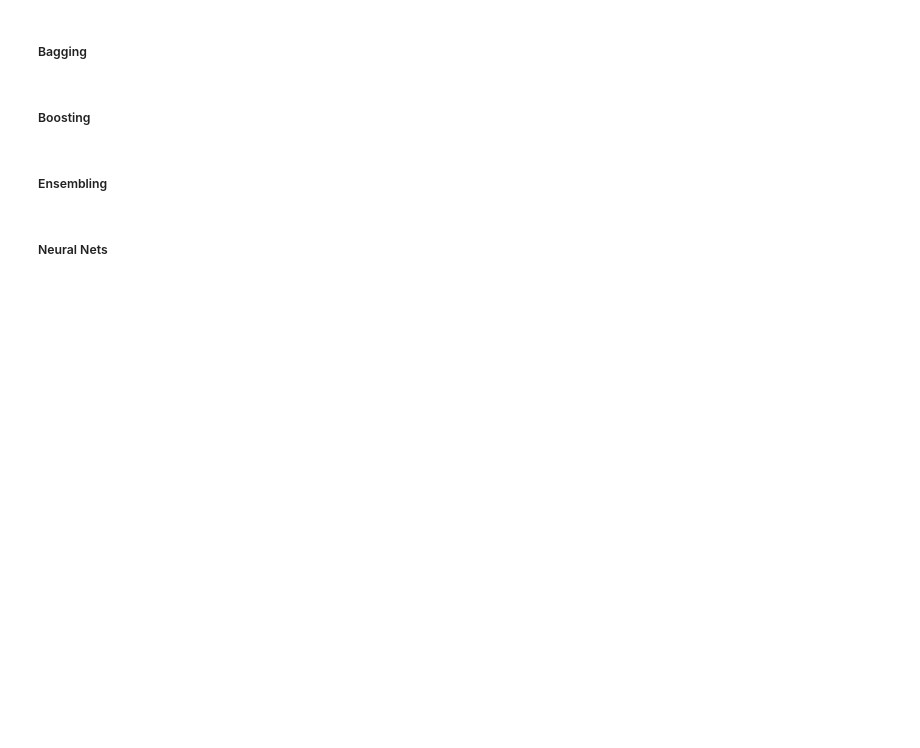
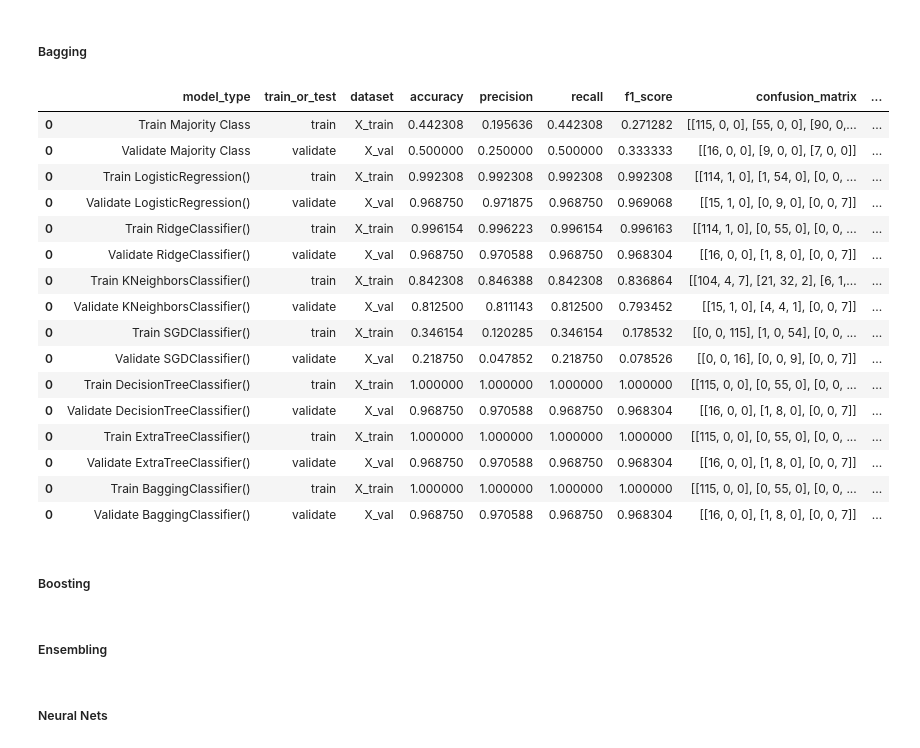
Before and after one commit to emekdahl/machine_learning_template, a Jupyter notebook: machine_learning_template.ipynb, the cells around one changed output. Saved outputs shown, nothing was run; the diff lists cells and outputs as text; code cells hidden in the pictures; blank space fills up the shorter version.

Commit message:
reorg classification and regression

```diff
--- a/machine_learning_template.ipynb
+++ b/machine_learning_template.ipynb
@@ -597,9 +603,9 @@ class BasicModelsWithDefaults:
       y_pred_train = model.predict(self._data['X_train'])
       y_pred_val = model.predict(self._data['X_val'])
       # (y_true, y_pred, train_or_test, experiment_type, model_description, dataset, model_tracker)
-      model_tracker = perf_eval.report_performance(self._data['y_train'], y_pred_train, 'train', self._experiment_type, f'Train {model}', 'X_train' , model_tracker)
-      model_tracker = perf_eval.report_performance(self._data['y_val'], y_pred_val, 'validate', self._experiment_type, f'Validate {model}', 'X_val' , model_tracker)
-    return model_tracker
+      self._model_tracker = perf_eval.report_performance(self._data['y_train'], y_pred_train, 'train', self._experiment_type, f'Train {model}', 'X_train' , self._model_tracker)
+      self._model_tracker = perf_eval.report_performance(self._data['y_val'], y_pred_val, 'validate', self._experiment_type, f'Validate {model}', 'X_val' , self._model_tracker)
+    return self._model_tracker
 # %%
 class Ensemble:
   """
@@ -638,0 +677,3 @@ Predict central tendency or most common class as a baseline for comparison.
+# %%
+model_tracker = perf_eval.create_tracker()
+model_tracker
@@ -642,0 +690,9 @@ Predict central tendency or most common class as a baseline for comparison.
+# %%
+y_train_baseline = np.full(y_train.size, 'Adelie')
+y_val_baseline = np.full(y_val.size, 'Adelie')
+y_test_baseline = np.full(y_test.size, 'Adelie')
+
+# (self, y_true, y_pred, train_or_test, experiment_type, model_description, dataset, model_tracker)
+model_tracker = perf_eval.report_performance(y_train, y_train_baseline, 'train', 'classification', 'Train Majority Class', 'X_train', model_tracker)
+model_tracker = perf_eval.report_performance(y_val, y_val_baseline, 'validate', 'classification', 'Validate Majority Class', 'X_val', model_tracker)
+model_tracker
@@ -643,2 +703,8 @@ Predict central tendency or most common class as a baseline for comparison.
 # %% [markdown]
 ##### Default Parameters
+# %%
+clf_models = [LogisticRegression(), RidgeClassifier(), KNeighborsClassifier(), SGDClassifier(), DecisionTreeClassifier(), ExtraTreeClassifier()]
+clf_models_with_defaults = BasicModelsWithDefaults(clf_models, experiment_data, model_tracker, 'classification')
+clf_models_with_defaults.fit()
+model_tracker = clf_models_with_defaults.predict()
+model_tracker
@@ -645,4 +734,28 @@ Predict central tendency or most common class as a baseline for comparison.
 # %% [markdown]
 ##### Bagging
+# %%
+clf_bagging_models = [RandomForestClassifier(), BaggingClassifier(base_estimator=KNeighborsClassifier()), BaggingClassifier(base_estimator=SVC()), BaggingClassifier(base_estimator=DecisionTreeClassifier()), BaggingClassifier(base_estimator=ExtraTreeClassifier())]
+clf_bagging_models_with_defaults = BasicModelsWithDefaults(clf_bagging_models, experiment_data, model_tracker, 'classification')
+clf_bagging_models_with_defaults.fit()
+model_tracker = clf_bagging_models_with_defaults.predict()
+model_tracker
+# %% [output]
+|  | model_type | train_or_test | dataset | accuracy | precision | recall | f1_score | confusion_matrix | ... |
+| 0 | Train Majority Class | train | X_train | 0.442308 | 0.195636 | 0.442308 | 0.271282 | [[115, 0, 0], [55, 0, 0], [90, 0,... | ... |
+| 0 | Validate Majority Class | validate | X_val | 0.500000 | 0.250000 | 0.500000 | 0.333333 | [[16, 0, 0], [9, 0, 0], [7, 0, 0]] | ... |
+| 0 | Train LogisticRegression() | train | X_train | 0.992308 | 0.992308 | 0.992308 | 0.992308 | [[114, 1, 0], [1, 54, 0], [0, 0, ... | ... |
+| 0 | Validate LogisticRegression() | validate | X_val | 0.968750 | 0.971875 | 0.968750 | 0.969068 | [[15, 1, 0], [0, 9, 0], [0, 0, 7]] | ... |
+| 0 | Train RidgeClassifier() | train | X_train | 0.996154 | 0.996223 | 0.996154 | 0.996163 | [[114, 1, 0], [0, 55, 0], [0, 0, ... | ... |
+| 0 | Validate RidgeClassifier() | validate | X_val | 0.968750 | 0.970588 | 0.968750 | 0.968304 | [[16, 0, 0], [1, 8, 0], [0, 0, 7]] | ... |
+| 0 | Train KNeighborsClassifier() | train | X_train | 0.842308 | 0.846388 | 0.842308 | 0.836864 | [[104, 4, 7], [21, 32, 2], [6, 1,... | ... |
+| 0 | Validate KNeighborsClassifier() | validate | X_val | 0.812500 | 0.811143 | 0.812500 | 0.793452 | [[15, 1, 0], [4, 4, 1], [0, 0, 7]] | ... |
+| 0 | Train SGDClassifier() | train | X_train | 0.346154 | 0.120285 | 0.346154 | 0.178532 | [[0, 0, 115], [1, 0, 54], [0, 0, ... | ... |
+| 0 | Validate SGDClassifier() | validate | X_val | 0.218750 | 0.047852 | 0.218750 | 0.078526 | [[0, 0, 16], [0, 0, 9], [0, 0, 7]] | ... |
+| 0 | Train DecisionTreeClassifier() | train | X_train | 1.000000 | 1.000000 | 1.000000 | 1.000000 | [[115, 0, 0], [0, 55, 0], [0, 0, ... | ... |
+| 0 | Validate DecisionTreeClassifier() | validate | X_val | 0.968750 | 0.970588 | 0.968750 | 0.968304 | [[16, 0, 0], [1, 8, 0], [0, 0, 7]] | ... |
+| 0 | Train ExtraTreeClassifier() | train | X_train | 1.000000 | 1.000000 | 1.000000 | 1.000000 | [[115, 0, 0], [0, 55, 0], [0, 0, ... | ... |
+| 0 | Validate ExtraTreeClassifier() | validate | X_val | 0.968750 | 0.970588 | 0.968750 | 0.968304 | [[16, 0, 0], [1, 8, 0], [0, 0, 7]] | ... |
+| 0 | Train BaggingClassifier() | train | X_train | 1.000000 | 1.000000 | 1.000000 | 1.000000 | [[115, 0, 0], [0, 55, 0], [0, 0, ... | ... |
+| 0 | Validate BaggingClassifier() | validate | X_val | 0.968750 | 0.970588 | 0.968750 | 0.968304 | [[16, 0, 0], [1, 8, 0], [0, 0, 7]] | ... |
 # %% [markdown]
 ##### Boosting
```
Also changed, not shown: parts of 32 cells of this notebook.
